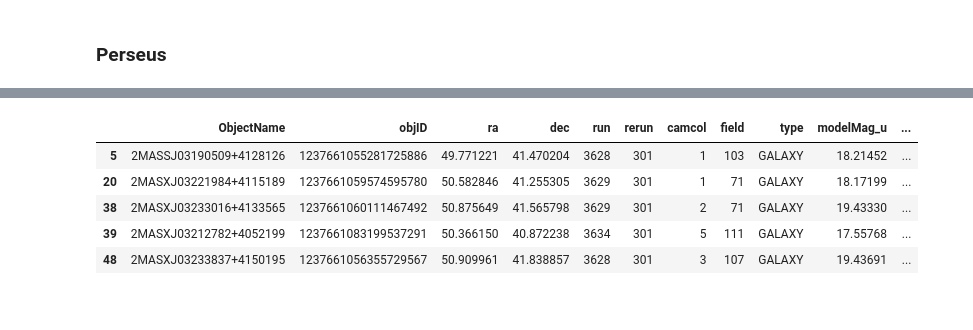
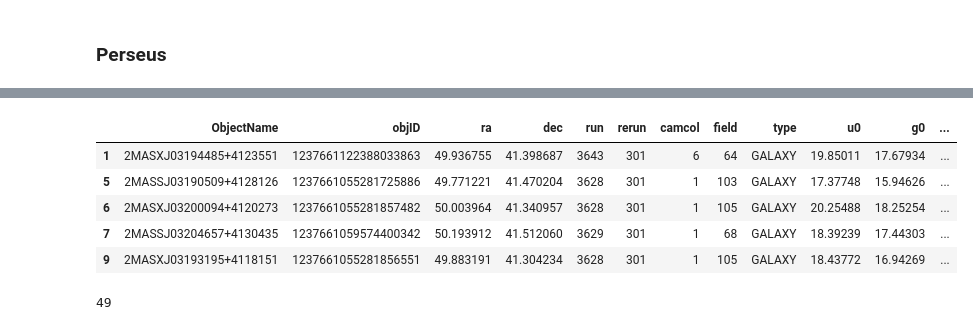
Before and after one commit to danbanan/Perseus-vs-background, a Jupyter notebook: background-filter.ipynb, the cells around one changed output, grey strips where cells are left out. Drawn from its saved outputs; the diff is of its cells as text; code cells hidden in the pictures.

Commit message:
increased dataset by extending the magnitude range

```diff
--- a/background-filter.ipynb
+++ b/background-filter.ipynb
@@ -84,13 +95,18 @@ perseus_back.head()
 # %%
-perseus_back = perseus_back.loc[(perseus_back['modelMag_r'] > 15.5) & (perseus_back['modelMag_r'] < 16.5)]
-perseus_back.head() # 5 giant background galaxies of Perseus with similar magnitude
+perseus_back = perseus_back.loc[(perseus_back['r0'] > 15) & (perseus_back['r0'] < 17.5)]
+perseus_back.head()
 # %% [output]
-|  | ObjectName | objID | ra | dec | run | rerun | camcol | field | type | modelMag_u | ... |
-| 5 | 2MASSJ03190509+4128126 | 1237661055281725886 | 49.771221 | 41.470204 | 3628 | 301 | 1 | 103 | GALAXY | 18.21452 | ... |
-| 20 | 2MASXJ03221984+4115189 | 1237661059574595780 | 50.582846 | 41.255305 | 3629 | 301 | 1 | 71 | GALAXY | 18.17199 | ... |
-| 38 | 2MASXJ03233016+4133565 | 1237661060111467492 | 50.875649 | 41.565798 | 3629 | 301 | 2 | 71 | GALAXY | 19.43330 | ... |
-| 39 | 2MASXJ03212782+4052199 | 1237661083199537291 | 50.366150 | 40.872238 | 3634 | 301 | 5 | 111 | GALAXY | 17.55768 | ... |
-| 48 | 2MASXJ03233837+4150195 | 1237661056355729567 | 50.909961 | 41.838857 | 3628 | 301 | 3 | 107 | GALAXY | 19.43691 | ... |
+|  | ObjectName | objID | ra | dec | run | rerun | camcol | field | type | u0 | g0 | ... |
+| 1 | 2MASXJ03194485+4123551 | 1237661122388033863 | 49.936755 | 41.398687 | 3643 | 301 | 6 | 64 | GALAXY | 19.85011 | 17.67934 | ... |
+| 5 | 2MASSJ03190509+4128126 | 1237661055281725886 | 49.771221 | 41.470204 | 3628 | 301 | 1 | 103 | GALAXY | 17.37748 | 15.94626 | ... |
+| 6 | 2MASXJ03200094+4120273 | 1237661055281857482 | 50.003964 | 41.340957 | 3628 | 301 | 1 | 105 | GALAXY | 20.25488 | 18.25254 | ... |
+| 7 | 2MASSJ03204657+4130435 | 1237661059574400342 | 50.193912 | 41.512060 | 3629 | 301 | 1 | 68 | GALAXY | 18.39239 | 17.44303 | ... |
+| 9 | 2MASXJ03193195+4118151 | 1237661055281856551 | 49.883191 | 41.304234 | 3628 | 301 | 1 | 105 | GALAXY | 18.43772 | 16.94269 | ... |
+# %%
+# 49 giant background galaxies of Perseus with similar magnitude
+len(perseus_back.index)
+# %% [output]
+49
 # %%
 background = ngc383_back.append(ngc507_back, ignore_index=True)
 background = background.append(perseus_back, ignore_index=True)
```
Also changed, not shown: parts of 12 cells of this notebook, 1 other file.
